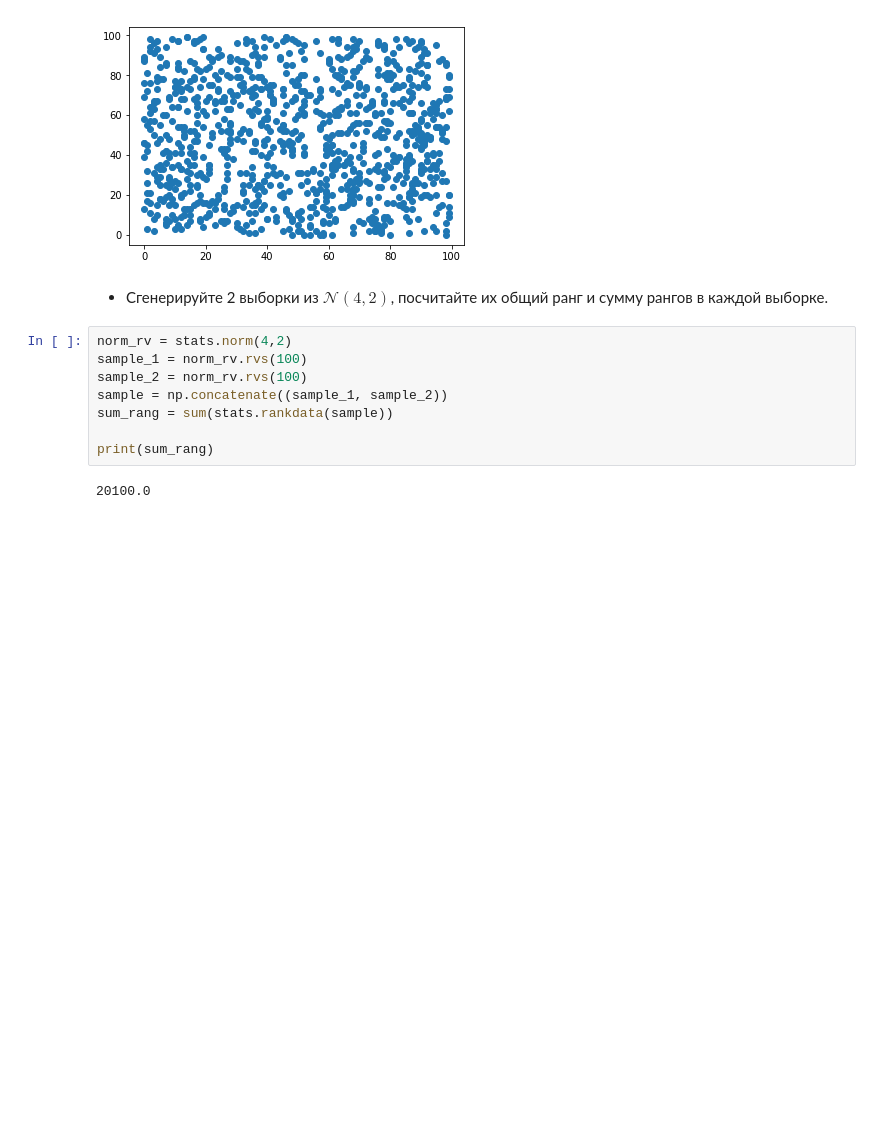
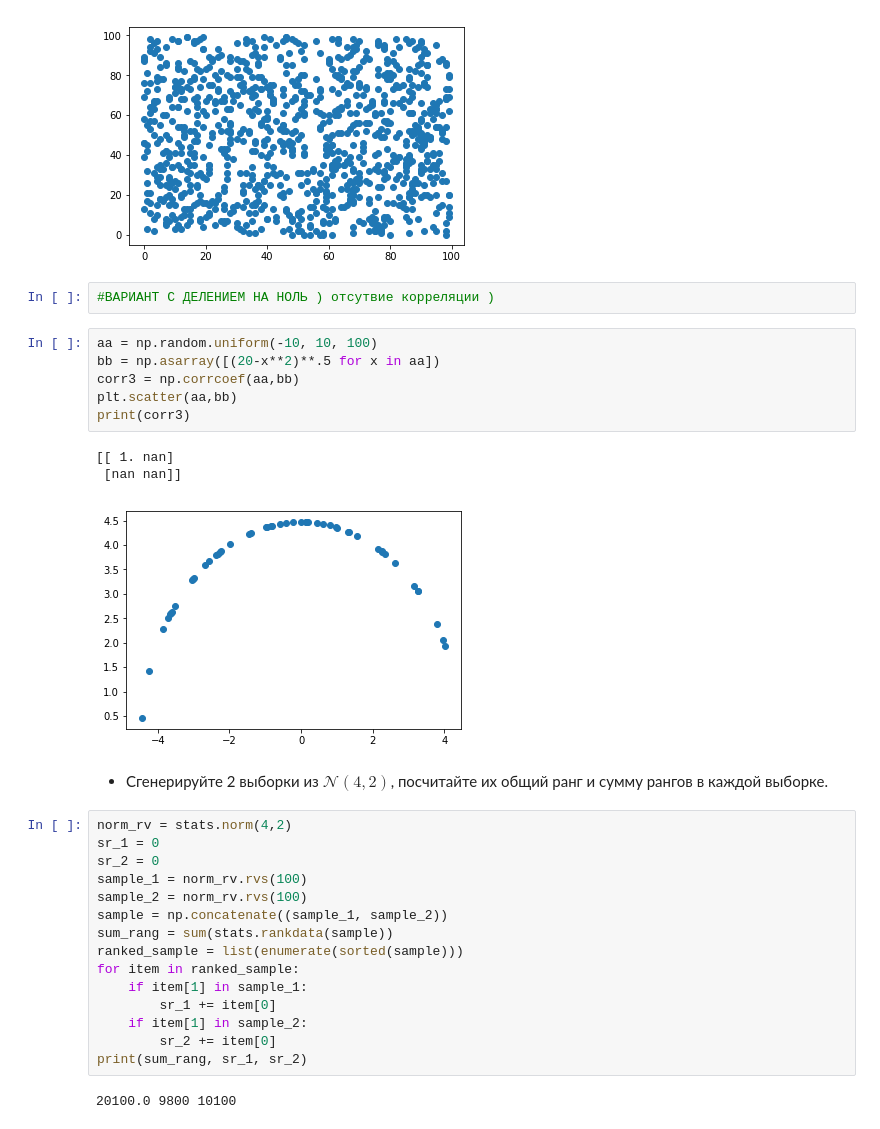
Before and after one commit to dataeli/netology-terver, a Jupyter notebook: hw2.ipynb, the cells around one changed output. Cells and saved outputs as stored; diff of their text form; blank space fills up the shorter version.

```diff
--- a/hw2.ipynb
+++ b/hw2.ipynb
@@ -342,15 +342,34 @@ print(corr_coe)
 [[ 1.         -0.00555405]
  [-0.00555405  1.        ]]
 [figure]
+# %%
+#ВАРИАНТ С ДЕЛЕНИЕМ НА НОЛЬ ) отсутвие корреляции )
+# %%
+aa = np.random.uniform(-10, 10, 100)
+bb = np.asarray([(20-x**2)**.5 for x in aa])
+corr3 = np.corrcoef(aa,bb)
+plt.scatter(aa,bb)
+print(corr3)
+# %% [output]
+[[ 1. nan]
+ [nan nan]]
+[figure, added]
 # %% [markdown]
 - Сгенерируйте 2 выборки из $\mathcal{N}(4,2)$, посчитайте их общий ранг и сумму рангов в каждой выборке.
 # %%
 norm_rv = stats.norm(4,2)
+sr_1 = 0
+sr_2 = 0
 sample_1 = norm_rv.rvs(100)
 sample_2 = norm_rv.rvs(100)
 sample = np.concatenate((sample_1, sample_2))
 sum_rang = sum(stats.rankdata(sample))
-
-print(sum_rang)
+ranked_sample = list(enumerate(sorted(sample)))
+for item in ranked_sample:
+    if item[1] in sample_1:
+        sr_1 += item[0]
+    if item[1] in sample_2:
+        sr_2 += item[0]
+print(sum_rang, sr_1, sr_2)
 # %% [output]
-20100.0
+20100.0 9800 10100
```
